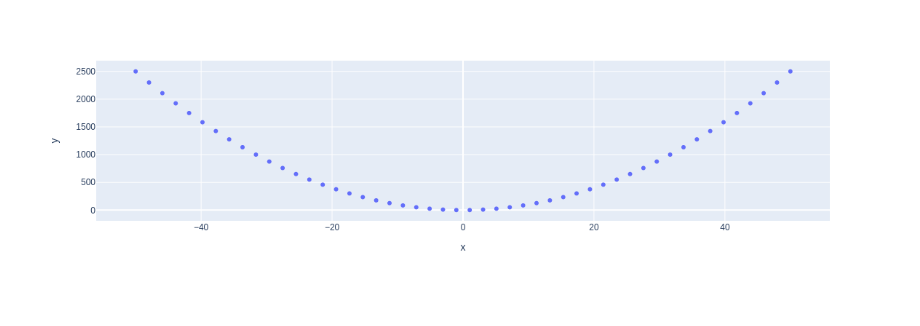
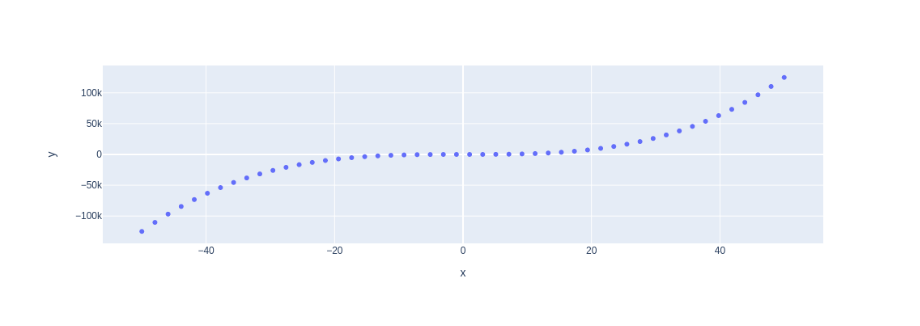
Before and after one commit to Gokul-C/my-notebooks-repo, a Jupyter notebook: experiment1.ipynb.ipynb, the cells around one changed output. Drawn from its saved outputs; the diff is of its cells as text; code cells hidden in the pictures.

```diff
--- a/experiment1.ipynb.ipynb
+++ b/experiment1.ipynb.ipynb
@@ -1,19 +1,19 @@
 # %%
 import numpy as np
 import plotly.express as px
 
 # x-axis data points
 x = np.linspace(start=-50, stop=50)
 
 # y-axis data points
-y = x ** 2
+y = x ** 3
 
 # define the plot
 fig = px.scatter(x=x, y=y)
 
 fig.show()
 
 #
 # %% [output]
 [interactive output not drawn]
-[figure, old version]
+[figure, new version]
```
